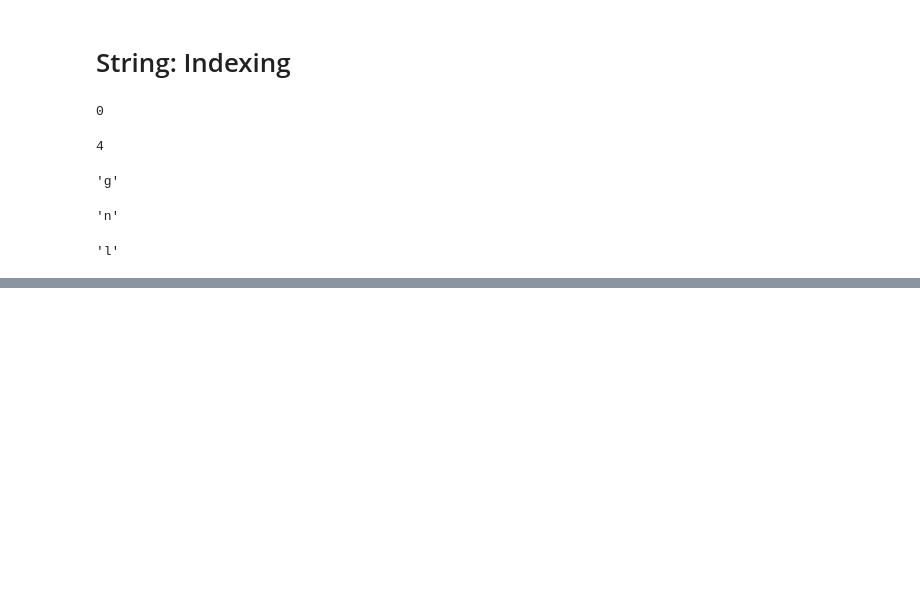
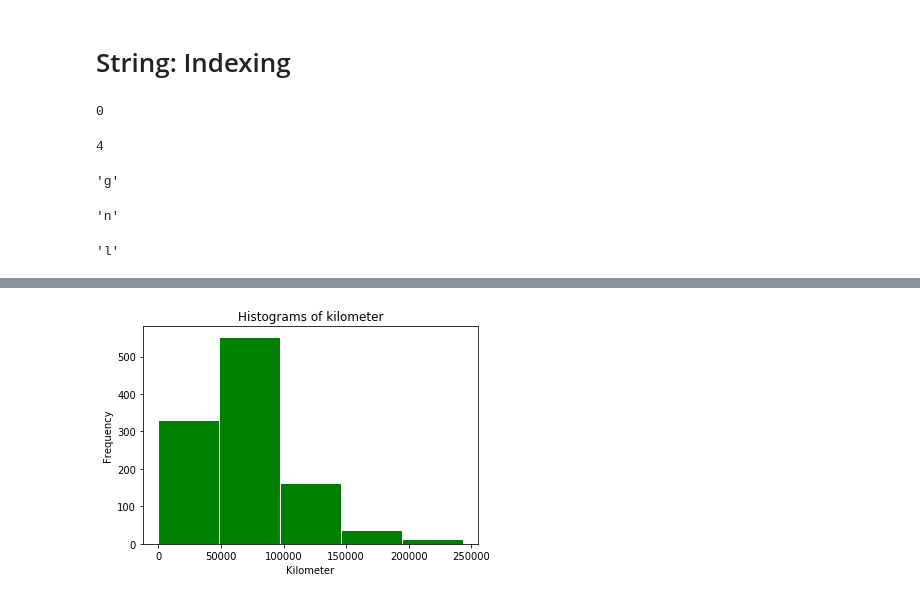
Before and after one commit to MaheshChavan1264/PythonForDataScience, a Jupyter notebook: Week2.ipynb, the cells around one changed output, grey strips where cells are left out. Saved outputs shown, nothing was run; the diff lists cells and outputs as text; code cells hidden in the pictures; blank space fills up the shorter version.

```diff
--- a/Week2.ipynb
+++ b/Week2.ipynb
@@ -133,0 +1025,8 @@ strSample[-8]
+# %%
+plt.hist(cars_data3['KM'], color='green', edgecolor='white', bins=5)
+plt.title('Histograms of kilometer')
+plt.xlabel('Kilometer')
+plt.ylabel('Frequency')
+plt.show()
+# %% [output]
+[figure, added]
```
Also changed, not shown: parts of 131 cells of this notebook, 4 other files.
